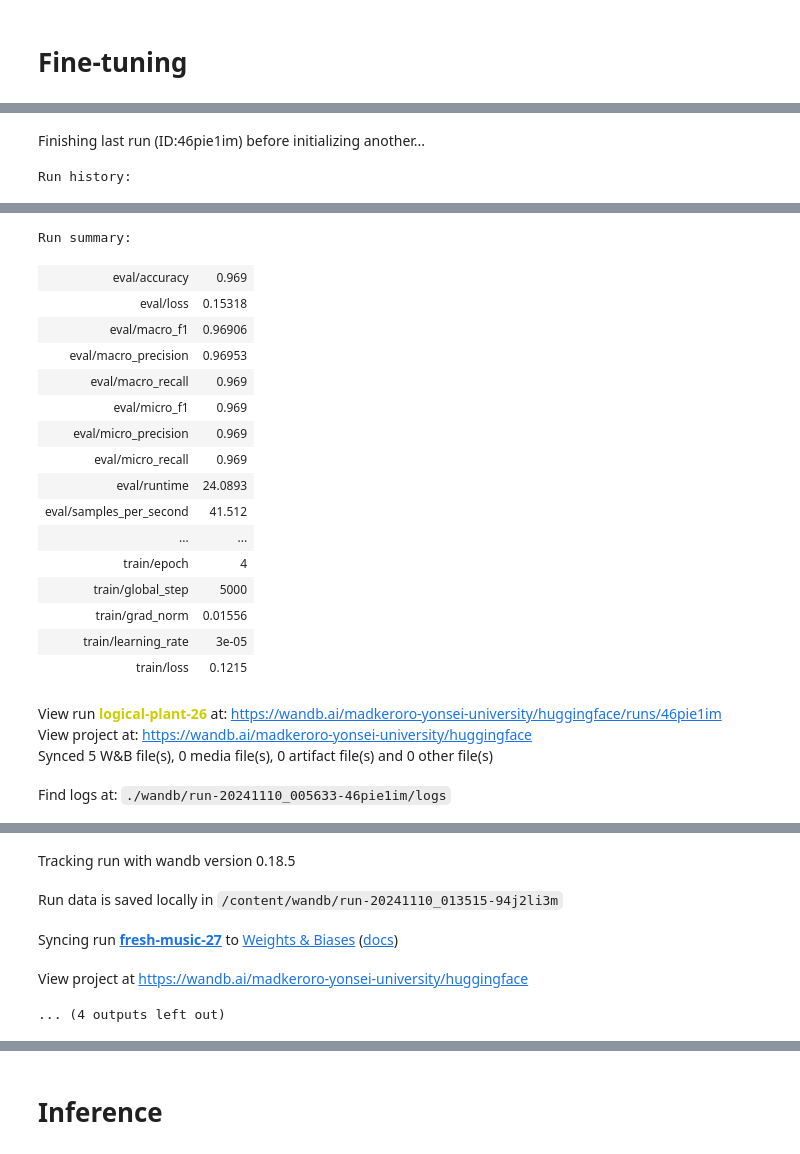
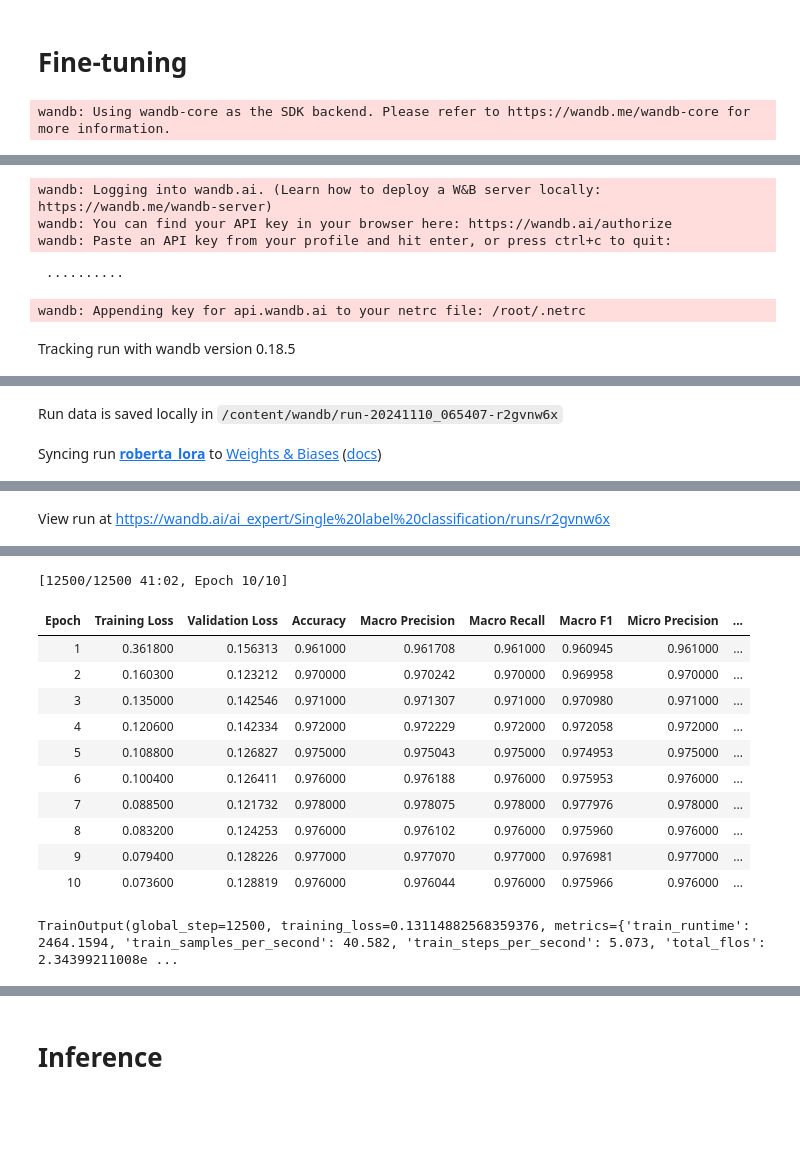
Before and after one commit to Jeremy-su1/ai-algorithm, a Jupyter notebook: final/single_cls_roberta_LoRA.ipynb, the cells around one changed output, grey strips where cells are left out. Saved outputs shown, nothing was run; the diff lists cells and outputs as text; code cells hidden in the pictures; blank space fills up the shorter version.

```diff
--- a/final/single_cls_roberta_LoRA.ipynb
+++ b/final/single_cls_roberta_LoRA.ipynb
@@ -167,8 +195,8 @@ from transformers import TrainingArguments, Trainer
 import wandb
 
 # wandb 초기화 (API 키가 환경 변수에 설정되어 있어야 함)
-# wandb.init(project="my_project", entity="my_entity", name="my_experiment")
-wandb.init(project="huggingface") # Uncomment to use wandb
+wandb.init(project="Single label classification", entity="ai_expert", name="roberta_lora")
+# wandb.init(project="huggingface") # Uncomment to use wandb
 
 
 accuracy_metric = evaluate.load("accuracy")
@@ -193,10 +221,13 @@ def compute_metrics(eval_pred):
     }
     return metrics
 
-training_args = TrainingArguments(output_dir="/content/drive/MyDrive/LoRA/CLASSIFICATION1_roberta_LoRA_stackexchange_FINAL",
+training_args = TrainingArguments(output_dir="/content/drive/MyDrive/LoRA/single-cls-roberta-LoRA",
                                   evaluation_strategy="epoch",
                                   num_train_epochs=10,
+                                  save_strategy="epoch",
+                                  load_best_model_at_end=True,
                                   report_to="wandb",  # wandb를 사용하도록 설정
+                                  logging_strategy="epoch"
                                   )
 
 
@@ -206,7 +237,9 @@ trainer = Trainer(
     train_dataset= tokenized_datasets["train"],
     eval_dataset = tokenized_datasets["val"],
     compute_metrics=compute_metrics,
+
 )
 
 trainer.train()
 # %% [output]
+wandb: Using wandb-core as the SDK backend. Please refer to https://wandb.me/wandb-core for more information.
@@ -213,2 +247,6 @@ trainer.train()
+wandb: Logging into wandb.ai. (Learn how to deploy a W&B server locally: https://wandb.me/wandb-server)
+wandb: You can find your API key in your browser here: https://wandb.ai/authorize
+wandb: Paste an API key from your profile and hit enter, or press ctrl+c to quit:
+ ··········
+wandb: Appending key for api.wandb.ai to your netrc file: /root/.netrc
-Finishing last run (ID:46pie1im) before initializing another...
+Tracking run with wandb version 0.18.5
-Run history:
@@ -231,21 +253,2 @@ Run history:
-Run summary:
-| eval/accuracy | 0.969 |
-| eval/loss | 0.15318 |
-| eval/macro_f1 | 0.96906 |
-| eval/macro_precision | 0.96953 |
-| eval/macro_recall | 0.969 |
-| eval/micro_f1 | 0.969 |
-| eval/micro_precision | 0.969 |
-| eval/micro_recall | 0.969 |
-| eval/runtime | 24.0893 |
-| eval/samples_per_second | 41.512 |
-| ... | ... |
-| train/epoch | 4 |
-| train/global_step | 5000 |
-| train/grad_norm | 0.01556 |
-| train/learning_rate | 3e-05 |
-| train/loss | 0.1215 |
-View run logical-plant-26 at: https://wandb.ai/madkeroro-yonsei-university/huggingface/runs/46pie1im
-View project at: https://wandb.ai/madkeroro-yonsei-university/huggingface
-Synced 5 W&B file(s), 0 media file(s), 0 artifact file(s) and 0 other file(s)
+Run data is saved locally in /content/wandb/run-20241110_065407-r2gvnw6x
-Find logs at: ./wandb/run-20241110_005633-46pie1im/logs
+Syncing run roberta_lora to Weights & Biases (docs)
@@ -253,5 +256 @@ Successfully finished last run (ID:46pie1im). Initializing new run:
-Tracking run with wandb version 0.18.5
+View run at https://wandb.ai/ai_expert/Single%20label%20classification/runs/r2gvnw6x
-Run data is saved locally in /content/wandb/run-20241110_013515-94j2li3m
-Syncing run fresh-music-27 to Weights & Biases (docs)
-View project at https://wandb.ai/madkeroro-yonsei-university/huggingface
-... (4 outputs left out)
@@ -258,3 +258,16 @@ View project at https://wandb.ai/madkeroro-yonsei-university/huggingface
+[12500/12500 41:02, Epoch 10/10]
+| Epoch | Training Loss | Validation Loss | Accuracy | Macro Precision | Macro Recall | Macro F1 | Micro Precision | ... |
+| 1 | 0.361800 | 0.156313 | 0.961000 | 0.961708 | 0.961000 | 0.960945 | 0.961000 | ... |
+| 2 | 0.160300 | 0.123212 | 0.970000 | 0.970242 | 0.970000 | 0.969958 | 0.970000 | ... |
+| 3 | 0.135000 | 0.142546 | 0.971000 | 0.971307 | 0.971000 | 0.970980 | 0.971000 | ... |
+| 4 | 0.120600 | 0.142334 | 0.972000 | 0.972229 | 0.972000 | 0.972058 | 0.972000 | ... |
+| 5 | 0.108800 | 0.126827 | 0.975000 | 0.975043 | 0.975000 | 0.974953 | 0.975000 | ... |
+| 6 | 0.100400 | 0.126411 | 0.976000 | 0.976188 | 0.976000 | 0.975953 | 0.976000 | ... |
+| 7 | 0.088500 | 0.121732 | 0.978000 | 0.978075 | 0.978000 | 0.977976 | 0.978000 | ... |
+| 8 | 0.083200 | 0.124253 | 0.976000 | 0.976102 | 0.976000 | 0.975960 | 0.976000 | ... |
+| 9 | 0.079400 | 0.128226 | 0.977000 | 0.977070 | 0.977000 | 0.976981 | 0.977000 | ... |
+| 10 | 0.073600 | 0.128819 | 0.976000 | 0.976044 | 0.976000 | 0.975966 | 0.976000 | ... |
+TrainOutput(global_step=12500, training_loss=0.13114882568359376, metrics={'train_runtime': 2464.1594, 'train_samples_per_second': 40.582, 'train_steps_per_second': 5.073, 'total_flos': 2.34399211008e ...
 # %%
 # 테스트 세트 평가
 test_results = trainer.evaluate(tokenized_datasets["test"])
```
Also changed, not shown: parts of 5 cells of this notebook.
